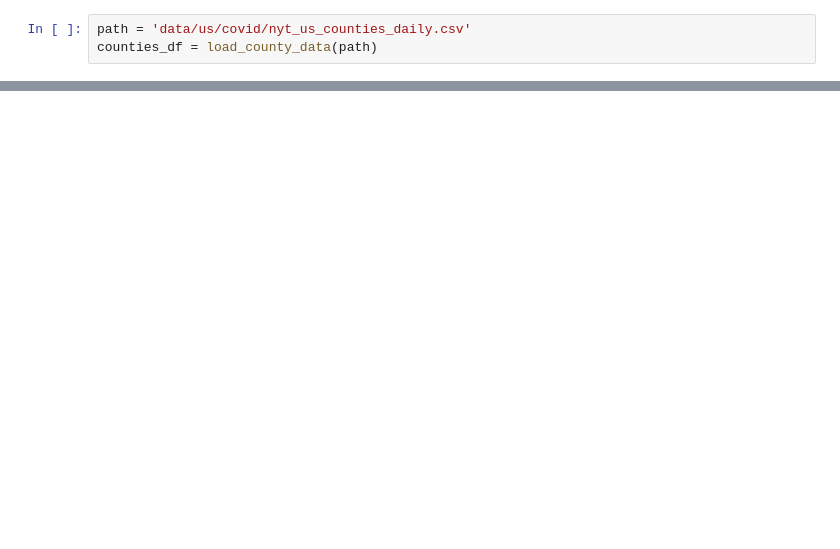
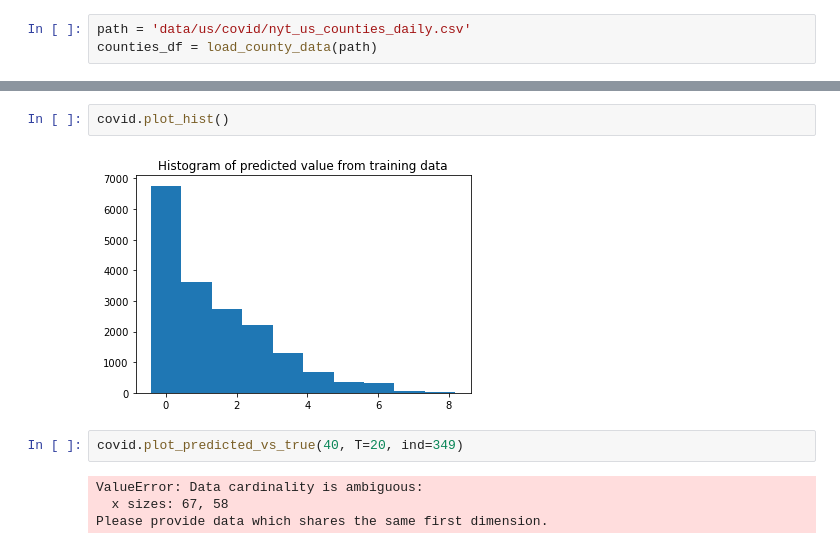
Before and after one commit to RachelShi0/two_and_a_half_cs_majors, a Jupyter notebook: RNN/RNN_US_minimal.ipynb, the cells around one changed output, grey strips where cells are left out. Saved outputs shown, nothing was run; the diff lists cells and outputs as text; blank space fills up the shorter version.

```diff
--- a/RNN/RNN_US_minimal.ipynb
+++ b/RNN/RNN_US_minimal.ipynb
@@ -99,0 +57,10 @@ ValueError: x and y must have same first dimension, but have shapes (20,) and (2
+# %%
+covid.plot_hist()
+# %% [output]
+[figure, added]
+# %%
+covid.plot_predicted_vs_true(40, T=20, ind=349)
+# %% [output]
+ValueError: Data cardinality is ambiguous:
+  x sizes: 67, 58
+Please provide data which shares the same first dimension.
```
Also changed, not shown: parts of 13 cells of this notebook, 1 other file.
